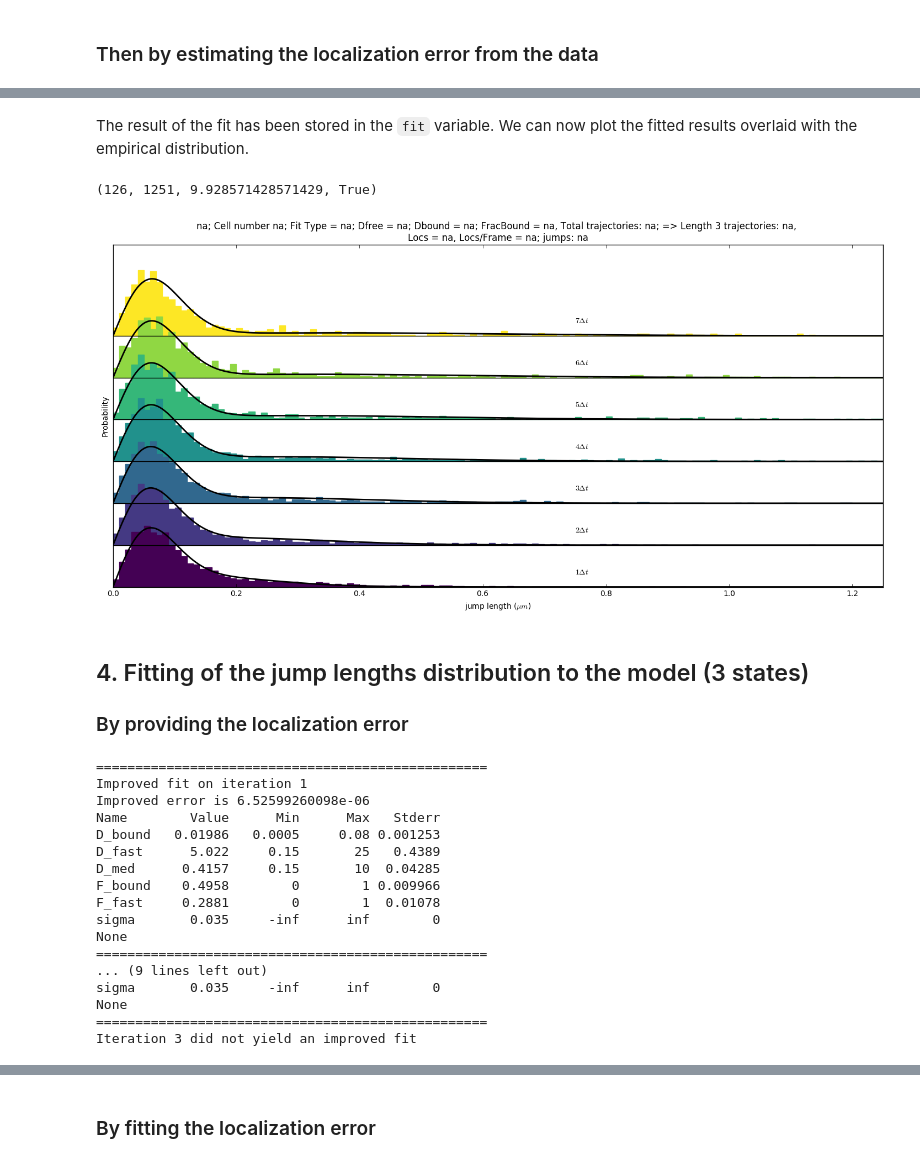
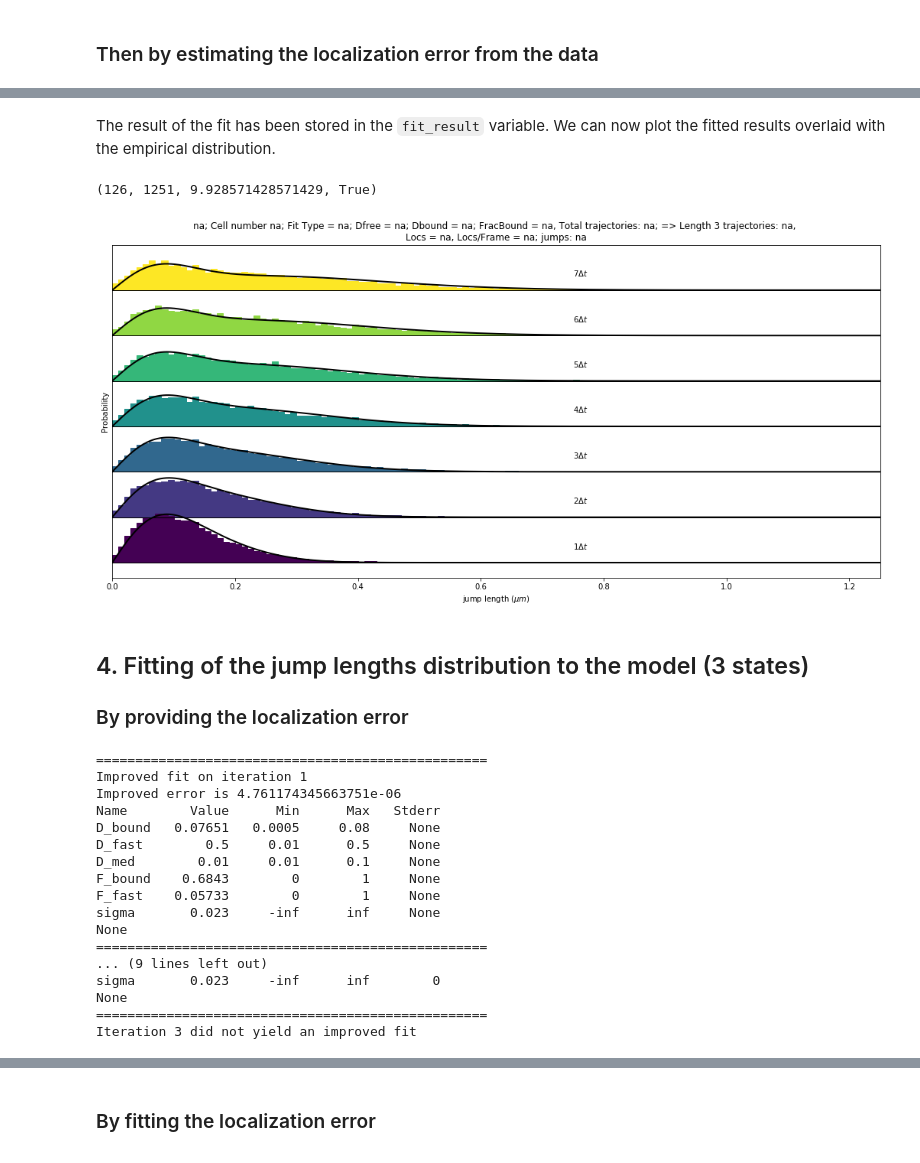
Before and after one commit to aaristov/Spot-On-Cli, a Jupyter notebook: fastSPT_tutorial.ipynb, the cells around one changed output, grey strips where cells are left out. Drawn from its saved outputs; the diff is of its cells as text; code cells hidden in the pictures.

Commit message:
version for gizem mat tracks

```diff
--- a/fastSPT_tutorial.ipynb
+++ b/fastSPT_tutorial.ipynb
@@ -54,0 +50,4 @@ cellall = fastSPT_tools.load_dataset("./datasets/", 1, [0,1,2,3,4,5,6,7]) ## Loa
+# %%
+cell3   = readers.read_trackmate_xml(path)
+# %%
+cell3_spt = readers.to_fastSPT(cell3, from_json=False)
@@ -57,8 +80,7 @@ cellall = fastSPT_tools.load_dataset("./datasets/", 1, [0,1,2,3,4,5,6,7]) ## Loa
 # %%
 CDF=False
 CDF1 = True
-
-h1 = fastspt.compute_jump_length_distribution(cell0, CDF=CDF1, useEntireTraj=False)
+h1 = fit.compute_jump_length_distribution(cell3_spt, CDF=CDF1, useEntireTraj=False)
 
 if CDF1:
     HistVecJumps = h1[2]
@@ -71,5 +93,5 @@ else:
     HistVecJumpsCDF = h1[0]
     JumpProbCDF = h1[1]
 
-print "Computation of jump lengths performed in {:.2f}s".format(h1[-1]['time'])
+print("Computation of jump lengths performed in {:.2f}s".format(h1[-1]['time']))
 # %% [output]
@@ -178,28 +249,17 @@ None
 # %% [markdown]
-The result of the fit has been stored in the `fit` variable. We can now plot the fitted results overlaid with the empirical distribution.
+The result of the fit has been stored in the `fit_result` variable. We can now plot the fitted results overlaid with the empirical distribution.
-# %%
-import numpy as np
-## Generate the PDF corresponding to the fitted parameters
-y = fastspt.generate_jump_length_distribution(fit.params,
-                                              JumpProb = JumpProbCDF, r=HistVecJumpsCDF,
-                                              LocError = fit.params['sigma'].value,
-                                              dT = params['dT'], dZ = params['dZ'],
-                                              a = params['a'], b = params['b'], norm=True, useZcorr=params['useZcorr'])
-## Normalization does not work for PDF yet (see commented line in fastspt.py)
-if CDF1:
-    y*=float(len(HistVecJumpsCDF))/float(len(HistVecJumps))
 # %%
 len(HistVecJumps), len(HistVecJumpsCDF), float(len(HistVecJumpsCDF))/float(len(HistVecJumps)), CDF1
 # %% [output]
 (126, 1251, 9.928571428571429, True)
 # %%
 ## And perform the plot
-reload(fastSPT_plot)
+#reload(fastSPT_plot)
 
 plt.figure(figsize=(18,8)) # Initialize the plot
-fastSPT_plot.plot_histogram(HistVecJumps, JumpProb, HistVecJumpsCDF, y) ## Read the documentation of this function to learn how to populate all the 'na' fields
+plot.plot_histogram(HistVecJumps, JumpProb, HistVecJumpsCDF, y) ## Read the documentation of this function to learn how to populate all the 'na' fields
 # %% [output]
-[figure, old version]
+[figure, new version]
 # %% [markdown]
 ## 4. Fitting of the jump lengths distribution to the model (3 states)
 ### By providing the localization error
@@ -207,42 +267,42 @@ fastSPT_plot.plot_histogram(HistVecJumps, JumpProb, HistVecJumpsCDF, y) ## Read
 ## Generate a dictionary of parameters
 Frac_Bound = [0, 1]
 Frac_Fast = [0, 1]
-D_Fast = [0.15, 25]
-D_Med = [0.15, 10]
+D_Fast = [0.01, 0.5]
+D_Med = [0.01, 0.1]
 D_Bound = [0.0005, 0.08]
 LB = [D_Fast[0], D_Med[0], D_Bound[0], Frac_Fast[0], Frac_Bound[0]]
 UB = [D_Fast[1], D_Med[1], D_Bound[1], Frac_Fast[1], Frac_Bound[1]]
 
 params = {'UB': UB,
           'LB': LB,
-          'LocError': 0.035, # Manually input the localization error in um: 35 nm = 0.035 um.
+          'LocError': 0.023, # Manually input the localization error in um: 35 nm = 0.035 um.
           'iterations': 3, # Manually input the desired number of fitting iterations:
-          'dT': 4.477/1000, # Time between frames in seconds
+          'dT': 60/1000, # Time between frames in seconds
           'dZ': 0.700, # The axial illumination slice: measured to be roughly 700 nm
           'ModelFit': [1,2][CDF],
           'fit2states': False,
           'a': 0.15716,
           'b': 0.20811,
-          'useZcorr': True
+          'useZcorr': False
 }
 
 ## Perform the fit
-fit = fastspt.fit_jump_length_distribution(JumpProb, JumpProbCDF, HistVecJumps, HistVecJumpsCDF, **params)
+fit_result = fs.fit.fit_jump_length_distribution(JumpProb, JumpProbCDF, HistVecJumps, HistVecJumpsCDF, **params)
 # %% [output]
 ==================================================
 Improved fit on iteration 1
-Improved error is 6.52599260098e-06
+Improved error is 4.761174345663751e-06
 Name        Value      Min      Max   Stderr
-D_bound   0.01986   0.0005     0.08 0.001253
-D_fast      5.022     0.15       25   0.4389
-D_med      0.4157     0.15       10  0.04285
-F_bound    0.4958        0        1 0.009966
-F_fast     0.2881        0        1  0.01078
-sigma       0.035     -inf      inf        0
+D_bound   0.07651   0.0005     0.08     None
+D_fast        0.5     0.01      0.5     None
+D_med        0.01     0.01      0.1     None
+F_bound    0.6843        0        1     None
+F_fast    0.05733        0        1     None
+sigma       0.023     -inf      inf     None
 None
 ==================================================
 ... (9 lines left out)
-sigma       0.035     -inf      inf        0
+sigma       0.023     -inf      inf        0
 None
 ==================================================
 Iteration 3 did not yield an improved fit
```
Also changed, not shown: parts of 17 cells of this notebook, 9 other files.
